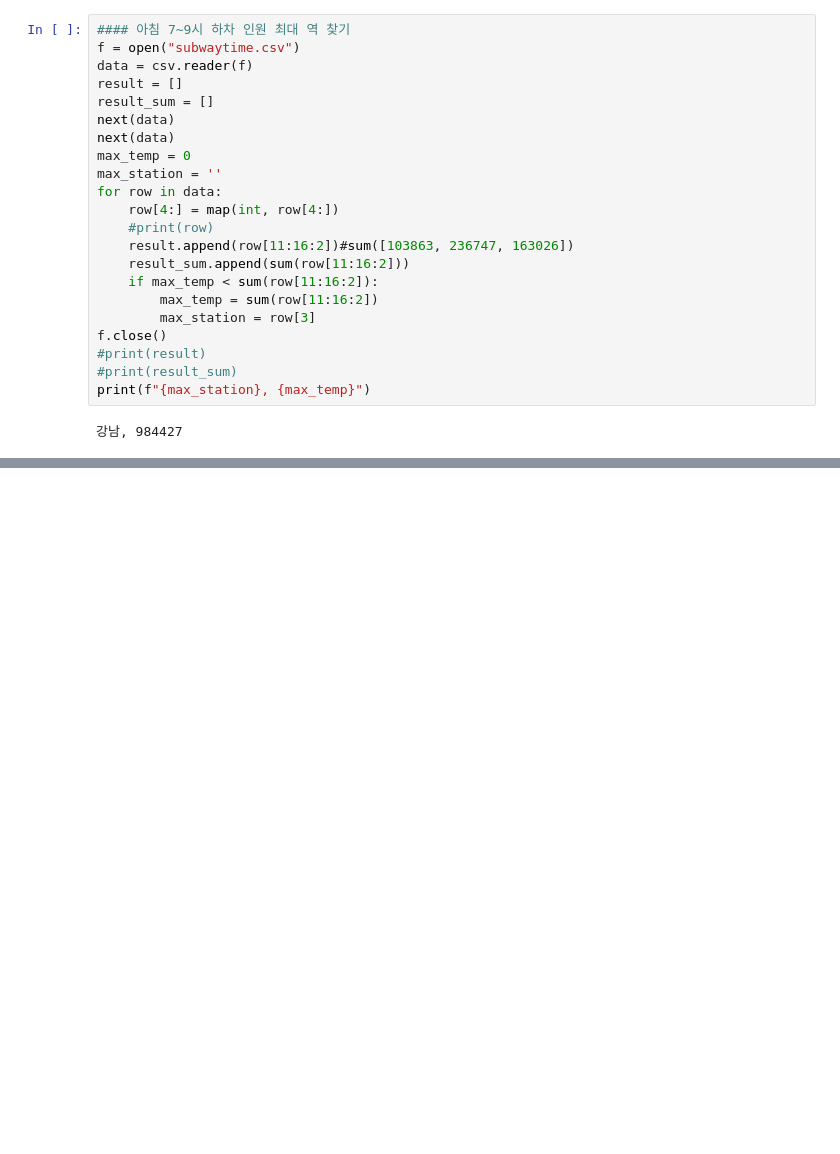
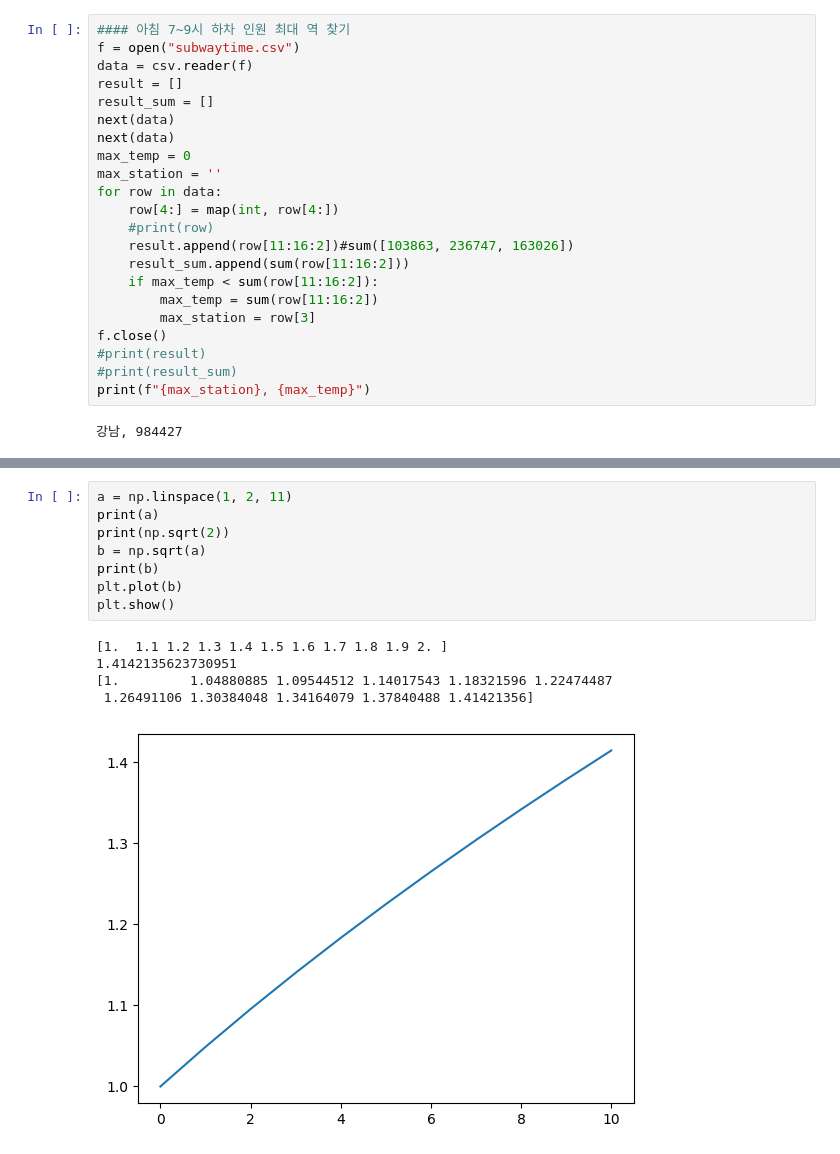
Before and after one commit to SoongMoo/hk_AI-RPA, a Jupyter notebook: python/06_data_analysis.ipynb, the cells around one changed output, grey strips where cells are left out. Cells and saved outputs as stored; diff of their text form; blank space fills up the shorter version.

```diff
--- a/python/06_data_analysis.ipynb
+++ b/python/06_data_analysis.ipynb
@@ -1669,0 +1866,14 @@ plt.show()
+# %%
+a = np.linspace(1, 2, 11)
+print(a)
+print(np.sqrt(2))
+b = np.sqrt(a)
+print(b)
+plt.plot(b)
+plt.show()
+# %% [output]
+[1.  1.1 1.2 1.3 1.4 1.5 1.6 1.7 1.8 1.9 2. ]
+1.4142135623730951
+[1.         1.04880885 1.09544512 1.14017543 1.18321596 1.22474487
+ 1.26491106 1.30384048 1.34164079 1.37840488 1.41421356]
+[figure, added]
```
Also changed, not shown: parts of 54 cells of this notebook.
